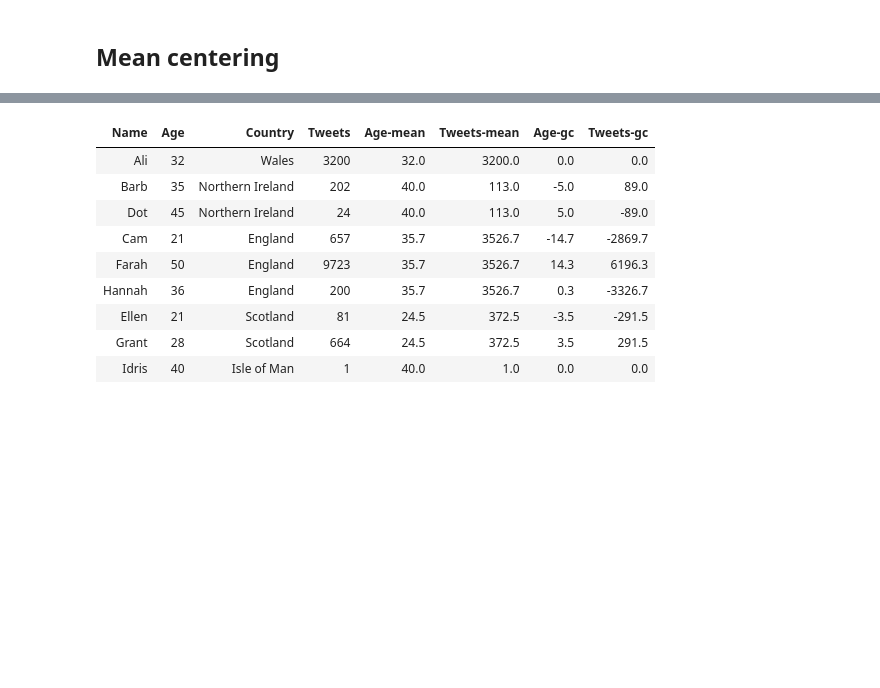
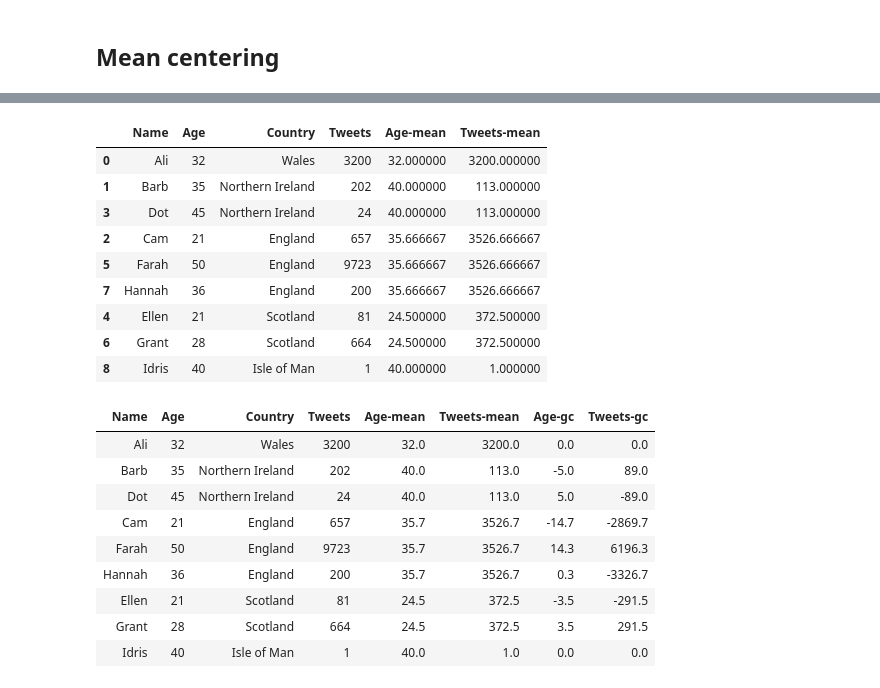
Before and after one commit to berniehogan/fsstds, a Jupyter notebook: chapters/Ch.05.MergingAndSQL.ipynb, the cells around one changed output, grey strips where cells are left out. Cells and saved outputs as stored; diff of their text form; code cells hidden in the pictures; blank space fills up the shorter version.

```diff
--- a/chapters/Ch.05.MergingAndSQL.ipynb
+++ b/chapters/Ch.05.MergingAndSQL.ipynb
@@ -421,3 +468,10 @@ display(people_df[['Country','Age','Tweets']]
 | Wales | 32.0 | 32.0 | 3200.0 | 3200.0 |
 # %% [markdown]
 ## Mean centering
+# %%
+group_df = (people_df[people_df.select_dtypes(include=['number'])
+                    .columns.union(['Country'])]
+                    .groupby('Country')
+                    .agg("mean"))
+
+display(group_df)
@@ -424 +486,18 @@ display(people_df[['Country','Age','Tweets']]
+# %%
+# Try to omit "suffixes" parameter and observe
+gmc_df = people_df.merge(group_df,
+                         left_on="Country", right_index=True,
+                         suffixes=["","-mean"])
+display(gmc_df)
+# %% [output]
+|  | Name | Age | Country | Tweets | Age-mean | Tweets-mean |
+| 0 | Ali | 32 | Wales | 3200 | 32.000000 | 3200.000000 |
+| 1 | Barb | 35 | Northern Ireland | 202 | 40.000000 | 113.000000 |
+| 3 | Dot | 45 | Northern Ireland | 24 | 40.000000 | 113.000000 |
+| 2 | Cam | 21 | England | 657 | 35.666667 | 3526.666667 |
+| 5 | Farah | 50 | England | 9723 | 35.666667 | 3526.666667 |
+| 7 | Hannah | 36 | England | 200 | 35.666667 | 3526.666667 |
+| 4 | Ellen | 21 | Scotland | 81 | 24.500000 | 372.500000 |
+| 6 | Grant | 28 | Scotland | 664 | 24.500000 | 372.500000 |
+| 8 | Idris | 40 | Isle of Man | 1 | 40.000000 | 1.000000 |
 # %%
```
Also changed, not shown: parts of 11 cells of this notebook.
